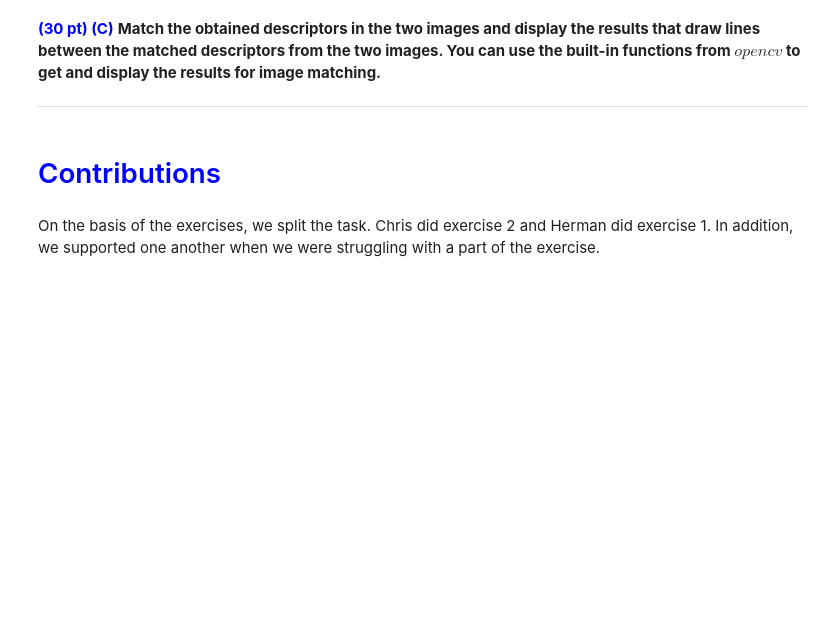
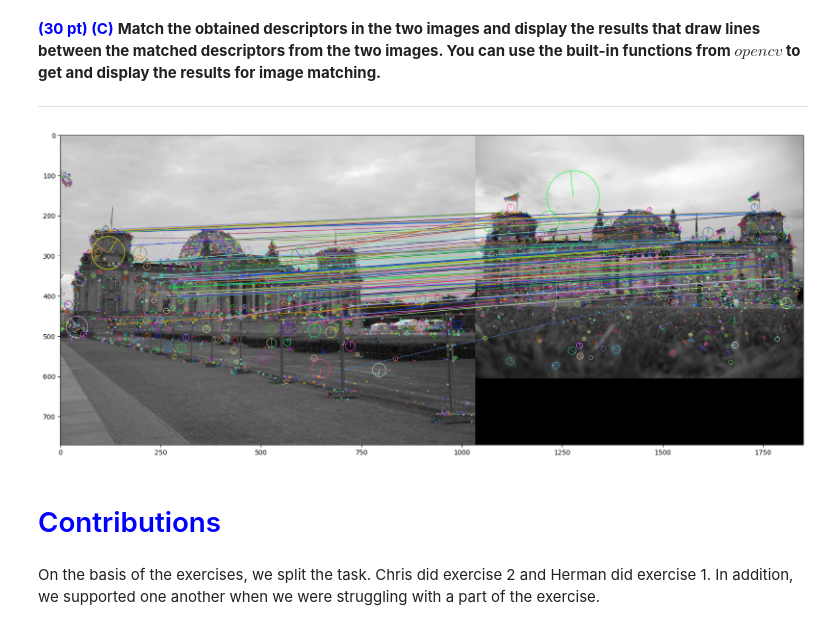
Before and after one commit to chadji15/PR1, a Jupyter notebook: Hadjichristodoulou_Lassche_Group21.ipynb, the cells around one changed output. Drawn from its saved outputs; the diff is of its cells as text; code cells hidden in the pictures; blank space fills up the shorter version.

```diff
--- a/Hadjichristodoulou_Lassche_Group21.ipynb
+++ b/Hadjichristodoulou_Lassche_Group21.ipynb
@@ -233,6 +266,27 @@ You are given two images named $a.jpg$ and $b.jpg$ that contain the same scene t
 <span style="color:blue"> **(30 pt) (C)** </span> **Match the obtained descriptors in the two images and display the results that draw lines between the matched descriptors from the two images. You can use the built-in functions from $opencv$ to get and display the results for image matching.**
 
 <hr>
+# %%
+# create BFMatcher object
+bf = cv2.BFMatcher()
+# Match descriptors.
+matches = bf.knnMatch(desca, descb,k=2)
+
+good = []
+
+for m,n in matches:
+    if m.distance < 0.75 * n.distance:
+        good.append(m)
+
+# Draw first 10 matches.
+img3 = cv2.drawMatches(imga,kpa,imgb,kpb,good[:100],None,flags=2)
+
+fig = plt.figure()
+ax = fig.add_subplot(111)
+ax.imshow(img3)
+plt.show()
+# %% [output]
+[figure, added]
 # %% [markdown]
 # <span style="color:blue">Contributions<a class="anchor" id="chapter3"></a></span>
 # %% [markdown]
```
Also changed, not shown: parts of 39 cells of this notebook, 22 other files.
